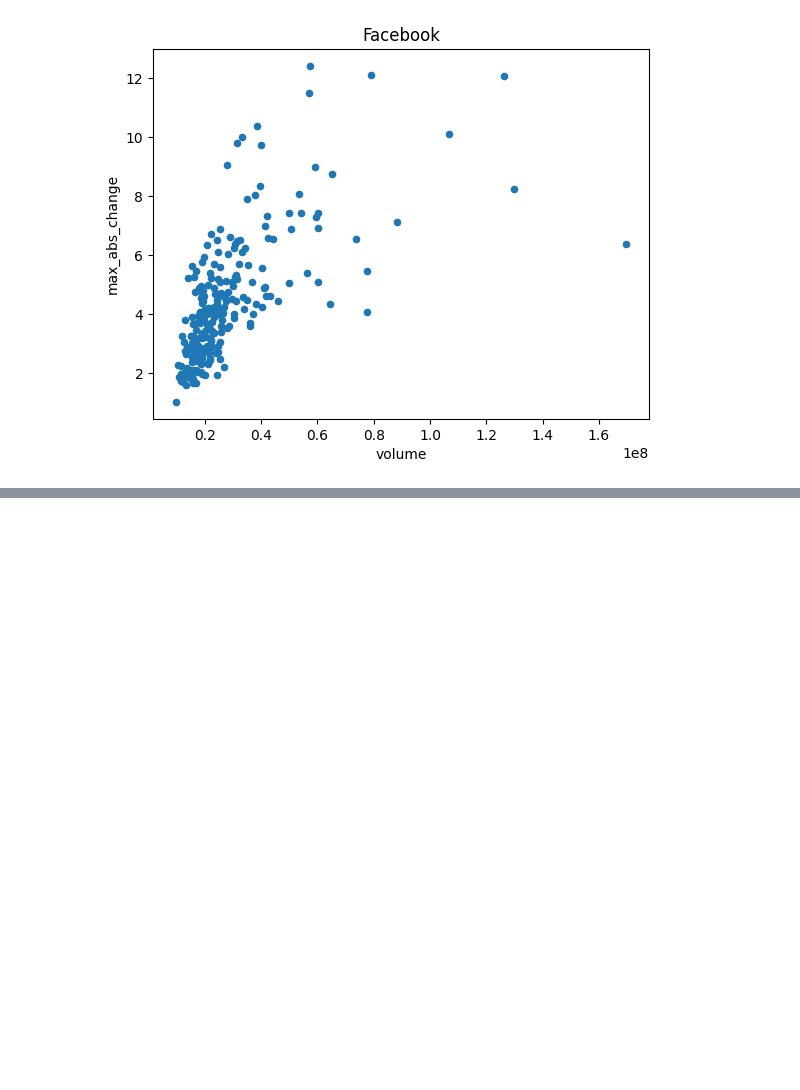
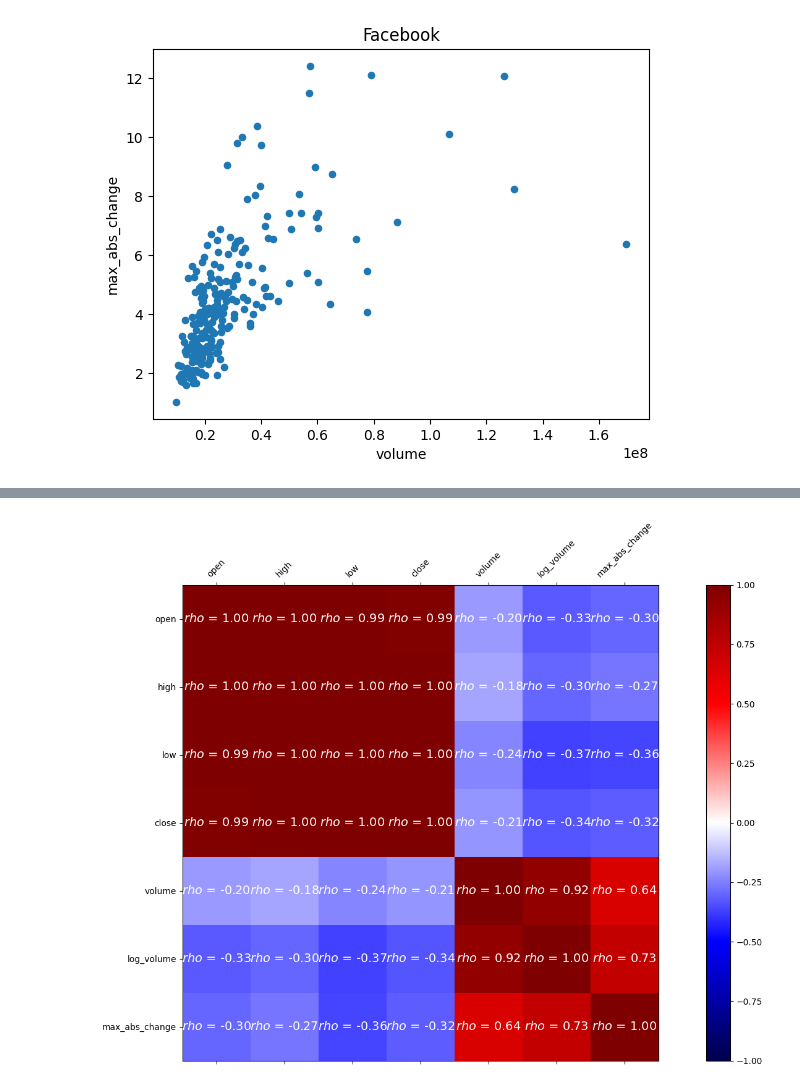
Before and after one commit to roger-mengqiu-chen/DS-learning, a Jupyter notebook: hands-on-da-with-pandas/ch05/2-plotting_with_pandas.ipynb, the cells around one changed output, grey strips where cells are left out. Cells and saved outputs as stored; diff of their text form; code cells hidden in the pictures; blank space fills up the shorter version.

```diff
--- a/hands-on-da-with-pandas/ch05/2-plotting_with_pandas.ipynb
+++ b/hands-on-da-with-pandas/ch05/2-plotting_with_pandas.ipynb
@@ -143,0 +144,25 @@ fb.assign(
+# %%
+fig, ax = plt.subplots(figsize=(20,10))
+fb_corr = fb.assign(
+  log_volume=np.log(fb.volume),
+  max_abs_change=fb.high - fb.low
+).corr()
+
+im = ax.matshow(fb_corr, cmap='seismic')
+im.set_clim(-1, 1)
+fig.colorbar(im)
+
+labels = [col.lower() for col in fb_corr.columns]
+ax.set_xticks(ax.get_xticks()[1:-1])
+ax.set_xticklabels(labels, rotation=45)
+ax.set_yticks(ax.get_yticks()[1:-1])
+ax.set_yticklabels(labels)
+
+for (i, j), coef in np.ndenumerate(fb_corr):
+  ax.text(
+    i, j, fr'$rho$ = {coef:.2f}',
+    ha='center', va='center',
+    color='white', fontsize=14
+  )
+# %% [output]
+[figure, added]
```
Also changed, not shown: parts of 1 cell of this notebook.
